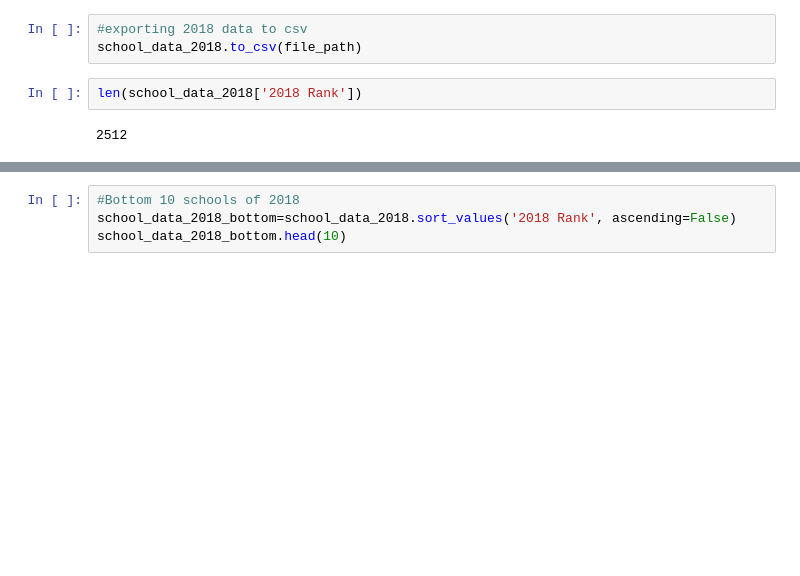
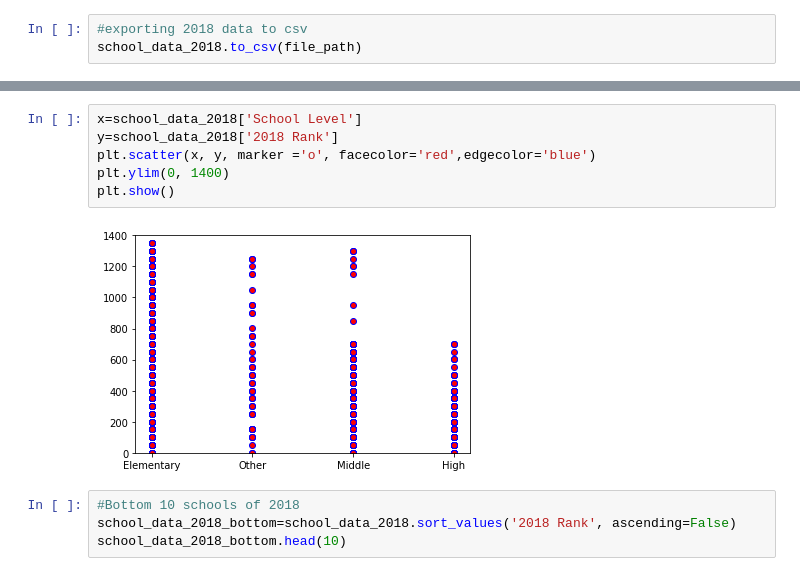
Before and after one commit to RUB-Project-Team/NJ-Housing-2020, a Jupyter notebook: School Ranking/School_Rank_Analysis_2018.ipynb, the cells around one changed output, grey strips where cells are left out. Drawn from its saved outputs; the diff is of its cells as text; blank space fills up the shorter version.

```diff
--- a/School Ranking/School_Rank_Analysis_2018.ipynb
+++ b/School Ranking/School_Rank_Analysis_2018.ipynb
@@ -107,10 +109,6 @@ dtype: int64
 # %%
 #exporting 2018 data to csv
 school_data_2018.to_csv(file_path)
-# %%
-len(school_data_2018['2018 Rank'])
-# %% [output]
-2512
 # %%
 #top 10 performing schools of 2018
 school_data_2018_sorted=school_data_2018.sort_values('2018 Rank')
@@ -127,6 +125,14 @@ school_data_2018_sorted.head(10)
 | 2115 | 17 | 341750005989 | Highlands | 7732 | 1 | 5 | High | 95.50401 | ... |
 | 2114 | 16 | 341008003428 | Woodbridge | 7095 | 1 | 5 | High | 95.50401 | ... |
 | 2113 | 15 | 340783002778 | Jersey City | 7302 | 1 | 5 | High | 95.50401 | ... |
+# %%
+x=school_data_2018['School Level']
+y=school_data_2018['2018 Rank']
+plt.scatter(x, y, marker ='o', facecolor='red',edgecolor='blue')
+plt.ylim(0, 1400)
+plt.show()
+# %% [output]
+[figure, added]
 # %%
 #Bottom 10 schools of 2018
 school_data_2018_bottom=school_data_2018.sort_values('2018 Rank', ascending=False)
```
Also changed, not shown: parts of 10 cells of this notebook, 11 other files.
